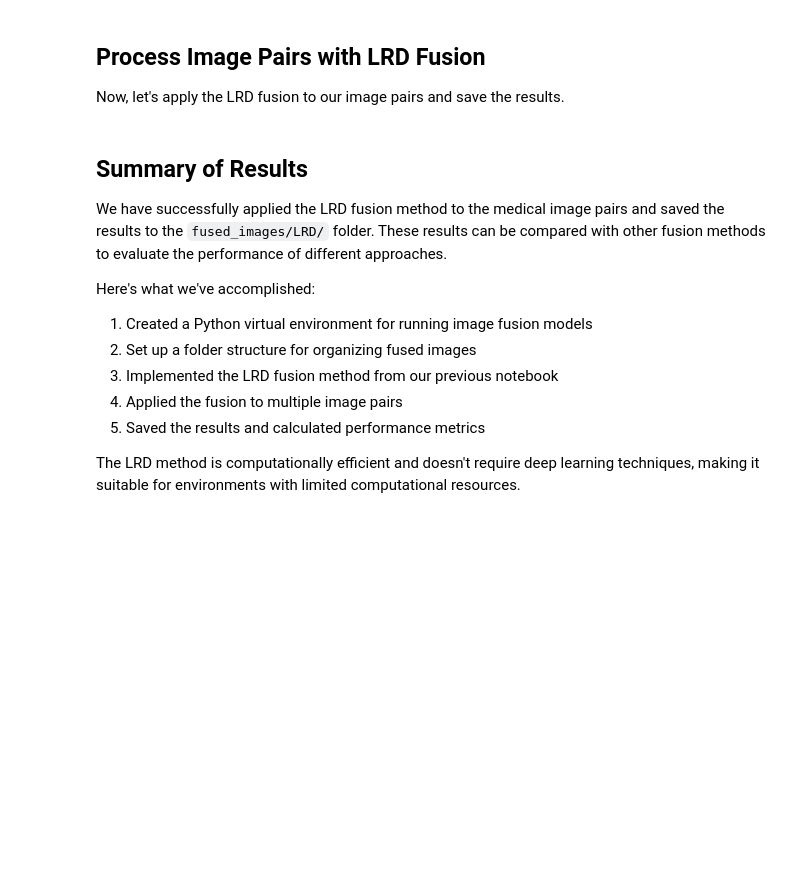
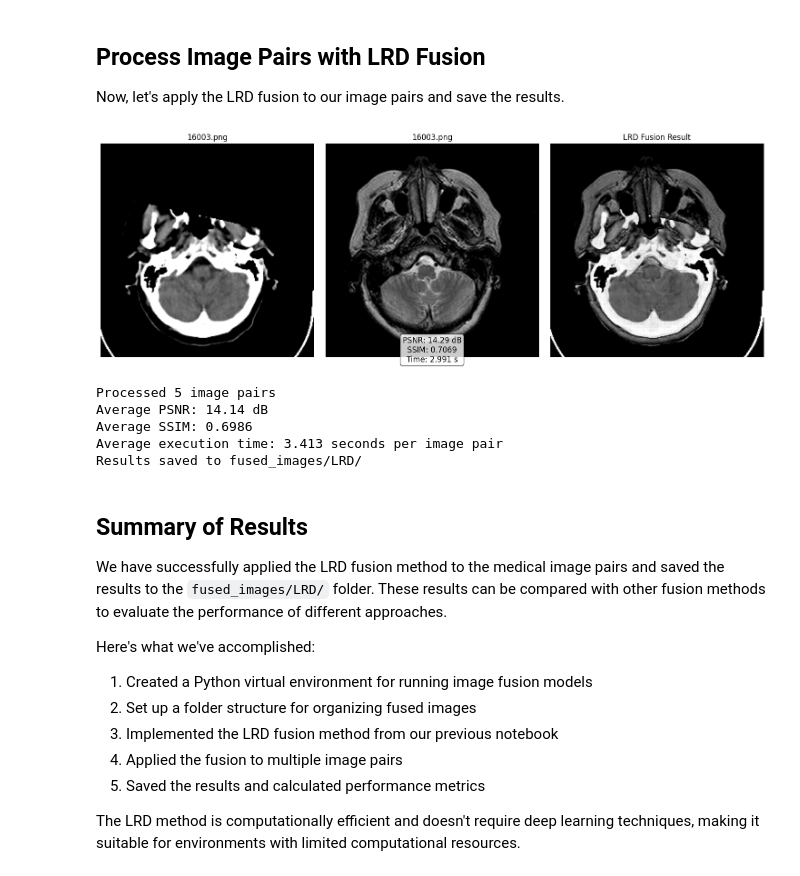
Before and after one commit to jubaer36/image-fusion-zoom, a Jupyter notebook: run_lrd_fusion.ipynb, the cells around one changed output. Drawn from its saved outputs; the diff is of its cells as text; code cells hidden in the pictures; blank space fills up the shorter version.

```diff
--- a/run_lrd_fusion.ipynb
+++ b/run_lrd_fusion.ipynb
@@ -379,8 +480,11 @@ if image_pairs:
     # Initialize results storage
     results = []
 
+    # Import tqdm directly to avoid IProgress dependency
+    from tqdm import tqdm as std_tqdm
+
     # Process each pair
-    for idx, (img1_path, img2_path) in enumerate(tqdm(pairs_to_process, desc="Processing")):
+    for idx, (img1_path, img2_path) in enumerate(std_tqdm(pairs_to_process, desc="Processing")):
         # Load images
         img1, img2 = load_image_pair(img1_path, img2_path)
 
@@ -421,33 +525,40 @@ if image_pairs:
             plt.axis('off')
 
             # Fused result
             plt.subplot(1, 3, 3)
             plt.imshow(fused_img, cmap='gray')
             plt.title('LRD Fusion Result')
             plt.axis('off')
 
             # Add metrics as text
             metrics_text = (
                 f"PSNR: {metrics['psnr']:.2f} dB\n"
                 f"SSIM: {metrics['ssim']:.4f}\n"
                 f"Time: {execution_time:.3f} s"
             )
             plt.figtext(0.5, 0.01, metrics_text, ha='center', fontsize=12,
                         bbox=dict(boxstyle='round', facecolor='white', alpha=0.8))
 
             plt.tight_layout()
             plt.show()
 
     # Calculate average metrics
     avg_psnr = np.mean([r['psnr'] for r in results])
     avg_ssim = np.mean([r['ssim'] for r in results])
     avg_time = np.mean([r['time'] for r in results])
 
     print(f"\nProcessed {len(results)} image pairs")
     print(f"Average PSNR: {avg_psnr:.2f} dB")
     print(f"Average SSIM: {avg_ssim:.4f}")
     print(f"Average execution time: {avg_time:.3f} seconds per image pair")
     print(f"Results saved to fused_images/LRD/")
+# %% [output]
+[figure, added]
+Processed 5 image pairs
+Average PSNR: 14.14 dB
+Average SSIM: 0.6986
+Average execution time: 3.413 seconds per image pair
+Results saved to fused_images/LRD/
 # %% [markdown]
 ## Summary of Results
 
```
Also changed, not shown: parts of 6 cells of this notebook, 7 other files.
